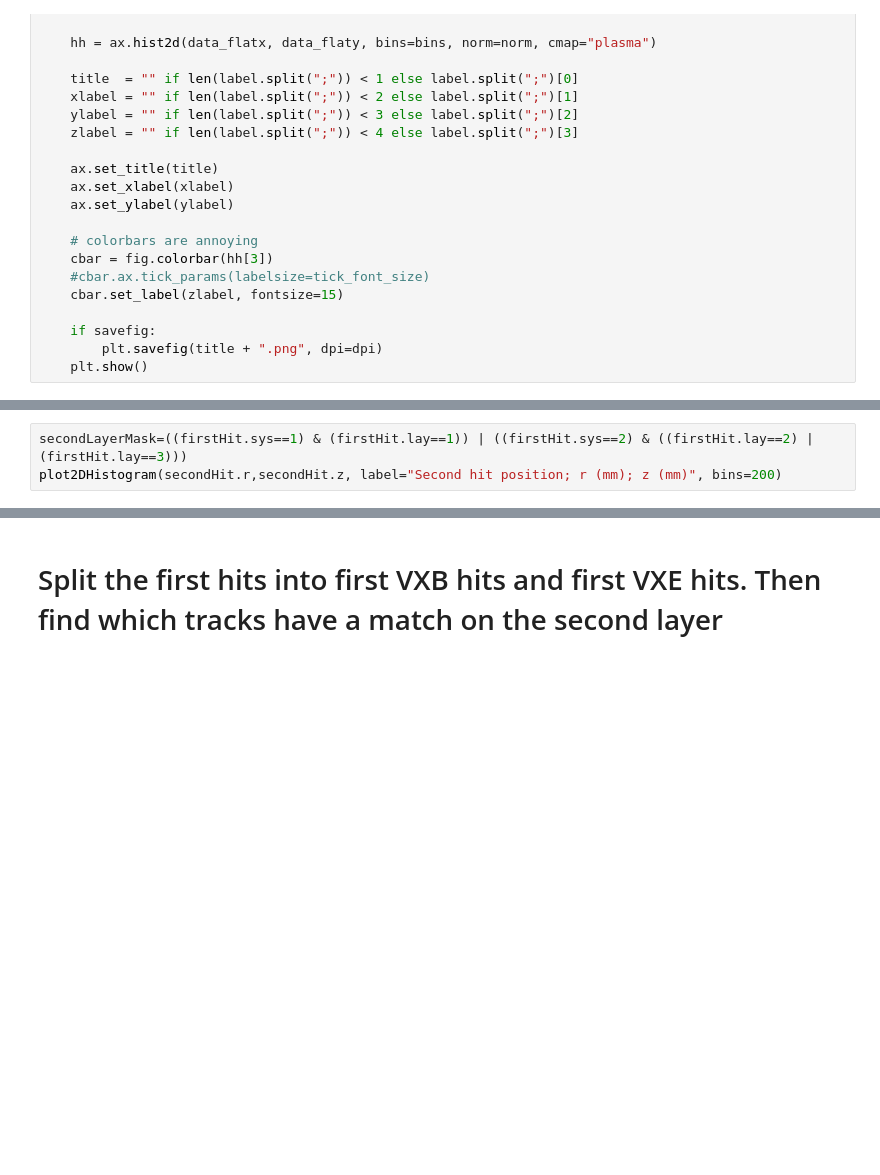
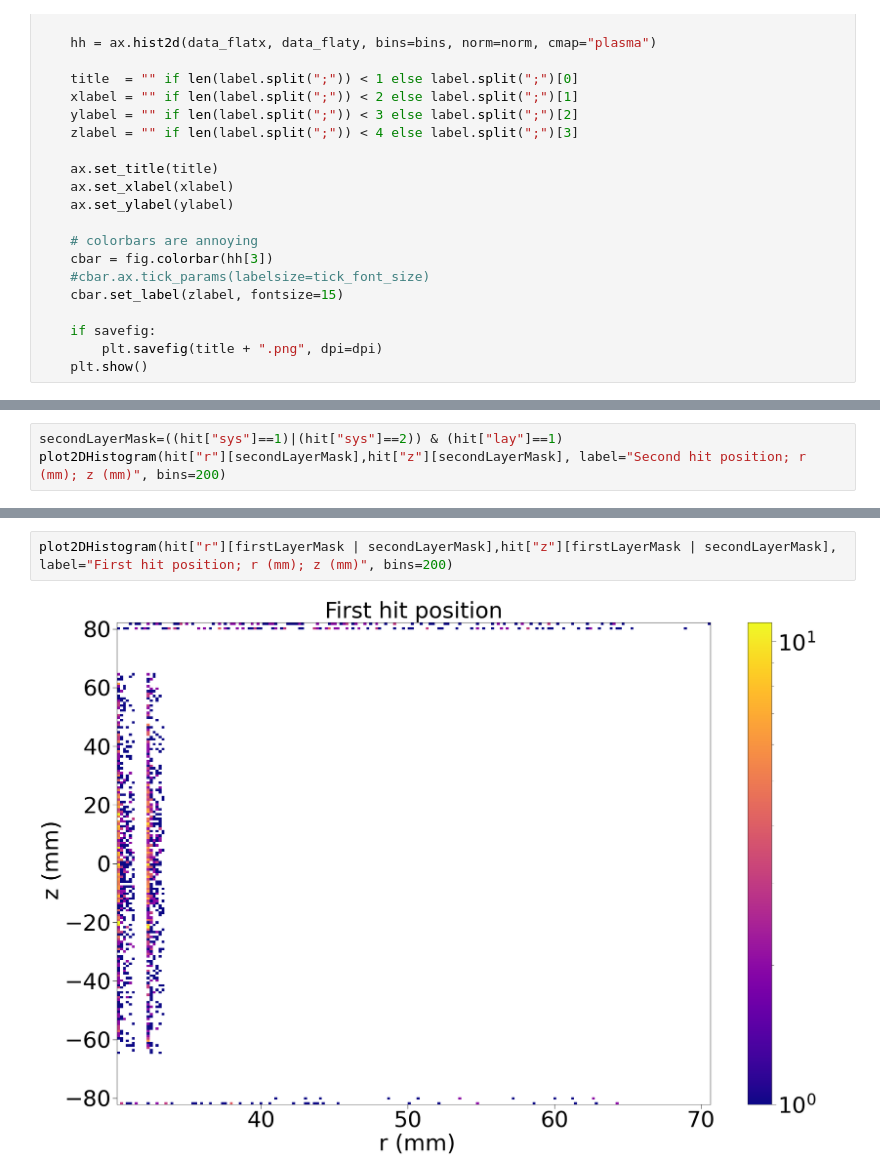
Before and after one commit to Isaac-Hirsch/10TeVMCDataAnalysis, a Jupyter notebook: doubleLayerFiltering/Double-Layer Filtering.ipynb, the cells around one changed output, grey strips where cells are left out. Saved outputs shown, nothing was run; the diff lists cells and outputs as text; blank space fills up the shorter version.

```diff
--- a/doubleLayerFiltering/Double-Layer Filtering.ipynb
+++ b/doubleLayerFiltering/Double-Layer Filtering.ipynb
@@ -194,4 +139,4 @@ plot2DHistogram(firstHit.r[firstLayerMask],firstHit.z[firstLayerMask], label="Fi
 # %%
-secondLayerMask=((firstHit.sys==1) & (firstHit.lay==1)) | ((firstHit.sys==2) & ((firstHit.lay==2) | (firstHit.lay==3)))
-plot2DHistogram(secondHit.r,secondHit.z, label="Second hit position; r (mm); z (mm)", bins=200)
+secondLayerMask=((hit["sys"]==1)|(hit["sys"]==2)) & (hit["lay"]==1)
+plot2DHistogram(hit["r"][secondLayerMask],hit["z"][secondLayerMask], label="Second hit position; r (mm); z (mm)", bins=200)
 # %% [output]
@@ -199,2 +144,4 @@ plot2DHistogram(secondHit.r,secondHit.z, label="Second hit position; r (mm); z (
-# %% [markdown]
-# Split the first hits into first VXB hits and first VXE hits. Then find which tracks have a match on the second layer
+# %%
+plot2DHistogram(hit["r"][firstLayerMask | secondLayerMask],hit["z"][firstLayerMask | secondLayerMask], label="First hit position; r (mm); z (mm)", bins=200)
+# %% [output]
+[figure, added]
```
Also changed, not shown: parts of 15 cells of this notebook.
